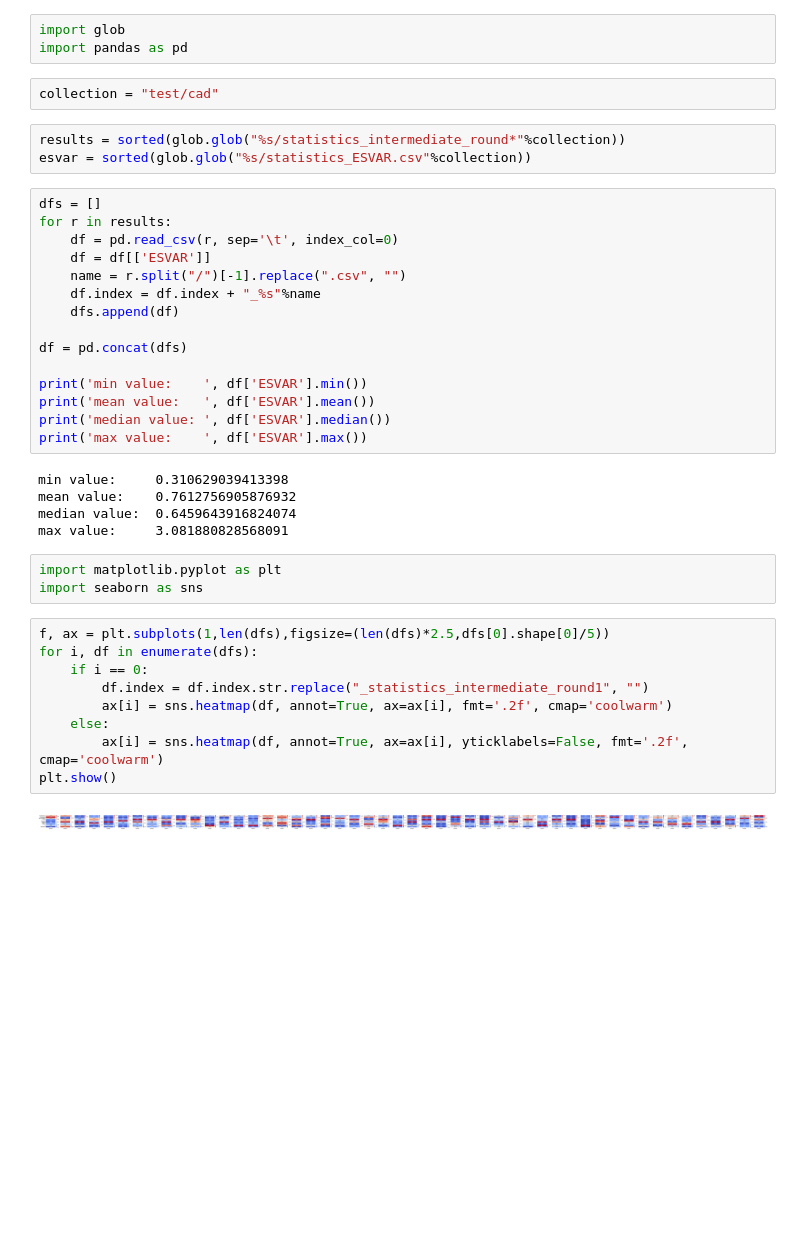
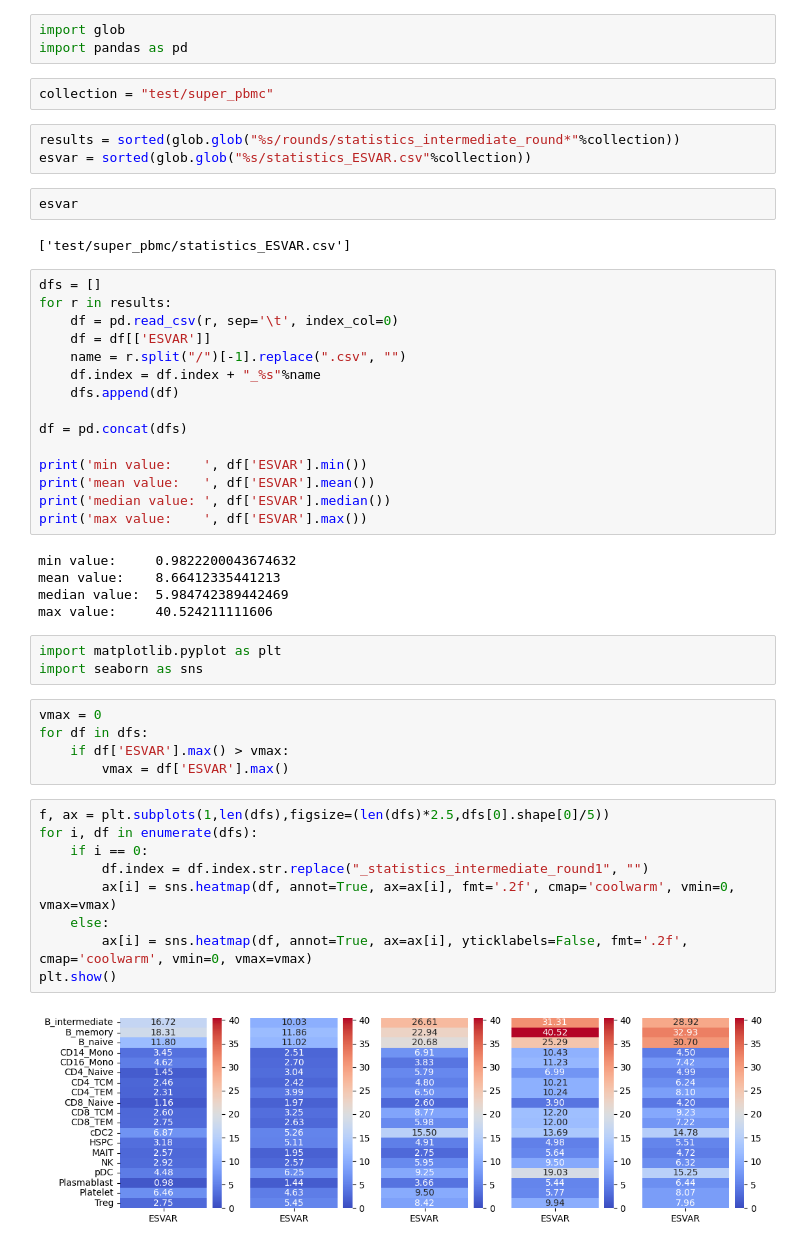
Before and after one commit to Genome-Function-Initiative-Oxford/CREST-GV, a Jupyter notebook: heatmaps.ipynb, the cells around one changed output. Saved outputs shown, nothing was run; the diff lists cells and outputs as text; blank space fills up the shorter version.

```diff
--- a/heatmaps.ipynb
+++ b/heatmaps.ipynb
@@ -8,10 +8,14 @@ display(HTML('<style>.container {width: 90% !important; }</style>'))
 import glob
 import pandas as pd
 # %%
-collection = "test/cad"
+collection = "test/super_pbmc"
 # %%
-results = sorted(glob.glob("%s/statistics_intermediate_round*"%collection))
+results = sorted(glob.glob("%s/rounds/statistics_intermediate_round*"%collection))
 esvar = sorted(glob.glob("%s/statistics_ESVAR.csv"%collection))
+# %%
+esvar
+# %% [output]
+['test/super_pbmc/statistics_ESVAR.csv']
 # %%
 dfs = []
 for r in results:
@@ -28,23 +32,28 @@ print('mean value:   ', df['ESVAR'].mean())
 print('median value: ', df['ESVAR'].median())
 print('max value:    ', df['ESVAR'].max())
 # %% [output]
-min value:     0.310629039413398
-mean value:    0.7612756905876932
-median value:  0.6459643916824074
-max value:     3.081880828568091
+min value:     0.9822200043674632
+mean value:    8.66412335441213
+median value:  5.984742389442469
+max value:     40.524211111606
 # %%
 import matplotlib.pyplot as plt
 import seaborn as sns
+# %%
+vmax = 0
+for df in dfs:
+    if df['ESVAR'].max() > vmax:
+        vmax = df['ESVAR'].max()
 # %%
 f, ax = plt.subplots(1,len(dfs),figsize=(len(dfs)*2.5,dfs[0].shape[0]/5))
 for i, df in enumerate(dfs):
     if i == 0:
         df.index = df.index.str.replace("_statistics_intermediate_round1", "")
-        ax[i] = sns.heatmap(df, annot=True, ax=ax[i], fmt='.2f', cmap='coolwarm')
+        ax[i] = sns.heatmap(df, annot=True, ax=ax[i], fmt='.2f', cmap='coolwarm', vmin=0, vmax=vmax)
     else:
-        ax[i] = sns.heatmap(df, annot=True, ax=ax[i], yticklabels=False, fmt='.2f', cmap='coolwarm')
+        ax[i] = sns.heatmap(df, annot=True, ax=ax[i], yticklabels=False, fmt='.2f', cmap='coolwarm', vmin=0, vmax=vmax)
 plt.show()
 # %% [output]
-[figure, old version]
+[figure, new version]
 # %%
 df = pd.read_csv(esvar[0], sep='\t', index_col=0)
```
Also changed, not shown: parts of 1 cell of this notebook, 2 other files.
